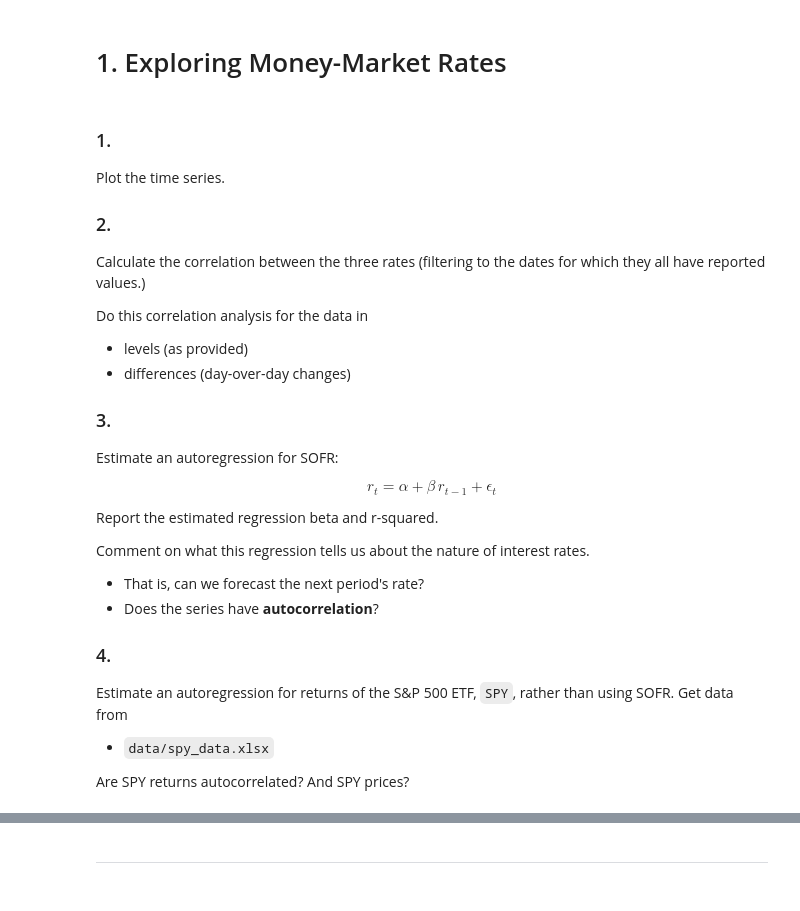
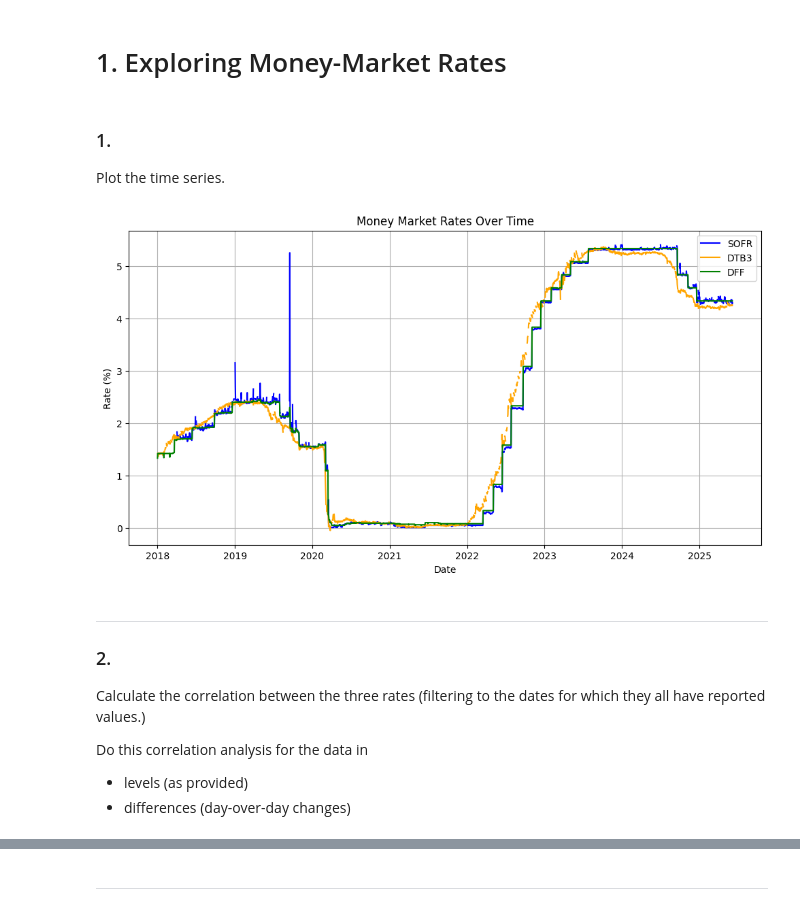
Before and after one commit to dakshox/drw-prework-2025, a Jupyter notebook: assignments/Assignment 3.1 - Money Market Rates.ipynb, the cells around one changed output, grey strips where cells are left out. Cells and saved outputs as stored; diff of their text form; code cells hidden in the pictures.

```diff
--- a/assignments/Assignment 3.1 - Money Market Rates.ipynb
+++ b/assignments/Assignment 3.1 - Money Market Rates.ipynb
@@ -14,3 +14,10 @@ Use the data in `data/ref_rates.xlsx` to explore several key money-market rates.
 * SOFR
 * Fed funds
 * 3-month T-bill yield
+# %%
+import pandas as pd
+import matplotlib.pyplot as plt
+import statsmodels.api as sm
+
+data = pd.read_excel('../data/ref_rates.xlsx', sheet_name='data')
+data.head()
@@ -21,29 +35,24 @@ Use the data in `data/ref_rates.xlsx` to explore several key money-market rates.
 # %% [markdown]
 ### 1.
 Plot the time series.
-
-### 2.
-Calculate the correlation between the three rates (filtering to the dates for which they all have reported values.)
-
-Do this correlation analysis for the data in
-* levels (as provided)
-* differences (day-over-day changes)
-
-### 3.
-
-Estimate an autoregression for SOFR:
-
-$$r_{t} = \alpha + \beta\, r_{t-1} + \epsilon_{t}$$
-
-Report the estimated regression beta and r-squared.
-
-Comment on what this regression tells us about the nature of interest rates.
-* That is, can we forecast the next period's rate?
-* Does the series have **autocorrelation**?
-
-### 4.
-
-Estimate an autoregression for returns of the S&P 500 ETF, `SPY`, rather than using SOFR. Get data from
-* `data/spy_data.xlsx`
-
-Are SPY returns autocorrelated? And SPY prices?
+# %%
+plt.figure(figsize=(12, 6))
+plt.plot(data['date'], data['SOFR'], label='SOFR', color='blue')
+plt.plot(data['date'], data['DTB3'], label='DTB3', color='orange')
+plt.plot(data['date'], data['DFF'], label='DFF', color='green')
+plt.title('Money Market Rates Over Time')
+plt.xlabel('Date')
+plt.ylabel('Rate (%)')
+plt.legend()
+plt.grid()
+plt.show()
+# %% [output]
+[figure, added]
+# %% [markdown]
+---
+### 2.
+Calculate the correlation between the three rates (filtering to the dates for which they all have reported values.)
+
+Do this correlation analysis for the data in
+* levels (as provided)
+* differences (day-over-day changes)
```
Also changed, not shown: parts of 12 cells of this notebook.
